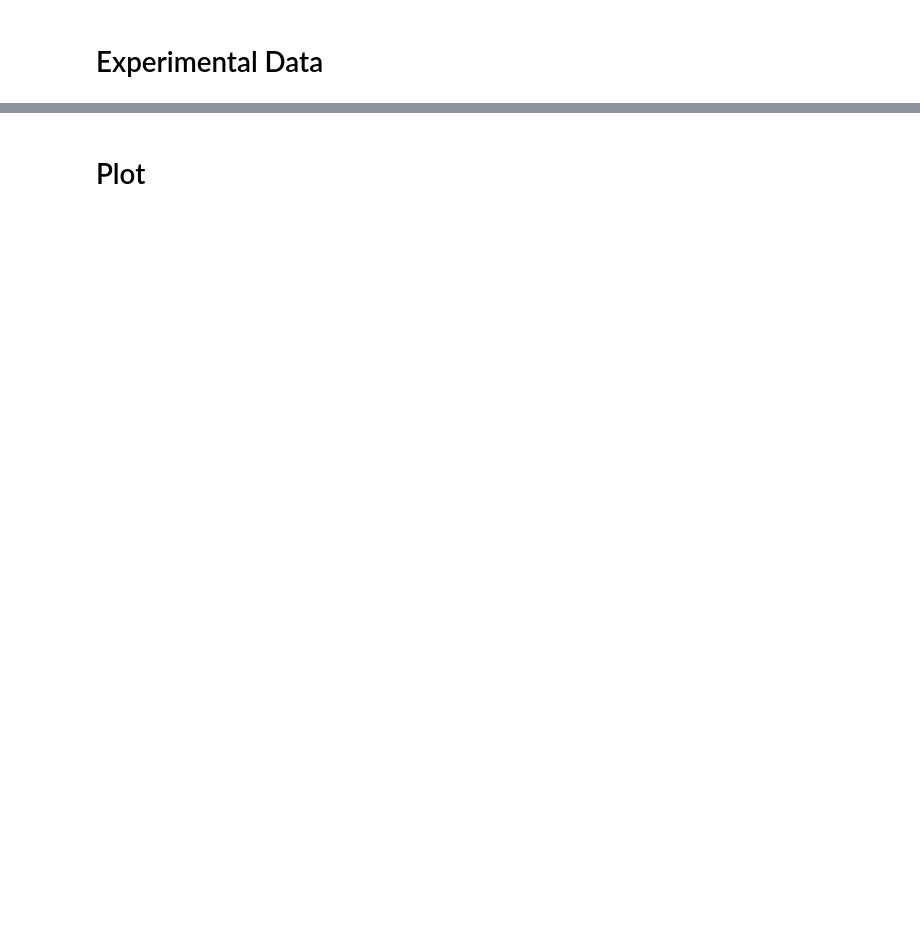
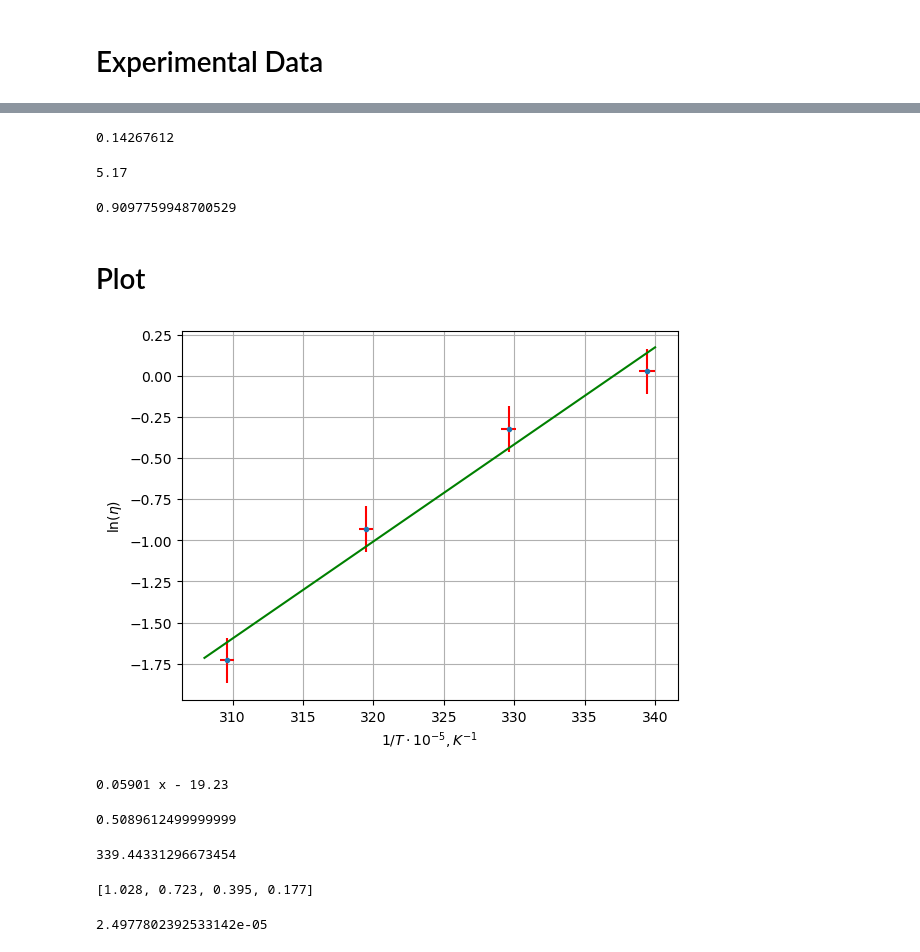
Before and after one commit to juliaProjorlivy/laba, a Jupyter notebook: 2_sem/laba_2.2.6/2.2.6.ipynb, the cells around one changed output, grey strips where cells are left out. Drawn from its saved outputs; the diff is of its cells as text; code cells hidden in the pictures; blank space fills up the shorter version.

```diff
--- a/2_sem/laba_2.2.6/2.2.6.ipynb
+++ b/2_sem/laba_2.2.6/2.2.6.ipynb
@@ -50,5 +63,3 @@ rho_fluid = [calc_rho(T) for T in Ts]
 # %%
-l1 = 11.5 - 1.7
-l2 = 16.4 - 6.6
-l1, l2
+dss1, [round(v * 1000, 2) for v in vs1],
 # %% [output]
@@ -65,0 +104,2 @@ IndexError: list index out of range
+# %%
+etas = [[calc_eta(rs[i][j], rho_fluid[j], vs[i][j]) for j in range(len(rs))] for i in range(len(rs[0]))]
@@ -65,0 +178,15 @@ IndexError: list index out of range
+# %%
+dr = 0.02 * 10**(-3)
+dl = 10**(-3)
+dT = 0.5
+
+min_t = min([min(t) for t in ts])
+dt = 0.01
+dt_sist = max(dt1, dt2, dt3, dt4)
+sigma_t = (dt **2 + dt_sist **2)**0.5
+
+eps_v = ((sigma_t / min_t)**2 + (dl / l1)**2)**0.5
+
+min_r = min([min(r) for r in rs])
+min_v = min(min(v) for v in vs)
+eps_eta = ((2 * dr / min_r)**2 + (eps_v)**2)**0.5
@@ -66,23 +197,61 @@ IndexError: list index out of range
+# %%
+0.13879 * 1.028
+# %% [output]
+0.14267612
+# %%
+min_t
+# %% [output]
+5.17
+# %%
+sigma_v
+# %% [output]
+0.9097759948700529
 # %% [markdown]
 # Plot
 # %%
-x = [1 / (273 + T) for T in Ts]
-y = [np.log(np.average(etas[i]) for i in range(len(x))]
+x = [10**5 / (273 + T) for T in Ts]
+y = [np.log(np.average(eta)) for eta in etas]
+
+dx = [dT * 10**5 / (273 + T)**2 for T in Ts]
+dy = [eps_eta] * len(y)
 # %%
 fig, ax = plt.subplots()
-#plt.errorbar(xh, yh, yerr=dy, xerr=dx, fmt='-', ecolor='red')
-ax.plot(x, y, 'r^-')
-plt.scatter(x, y, marker='^')
+plt.errorbar(x, y, yerr=dy, xerr=dx, fmt='.', ecolor='red')
+#ax.plot(x, y, 'ro-')
+#plt.scatter(x, y, marker='o', color='red')
 
-model1 = np.poly1d(np.polyfit(x, y))
-polyline = np.linspace(294, 315)
+model1 = np.poly1d(np.polyfit(x, y, 1))
+polyline = np.linspace(308, 340)
 plt.plot(polyline, model1(polyline), color = 'green')
 
 
-ax.set_title('График зависимости $ln(\eta) (1/T)$')
+#ax.set_title('График зависимости $ln(\eta) (1/T)$')
 plt.grid()
 
-plt.xlabel('$1/T, K$')
+plt.xlabel('$1/T \cdot 10^{-5}, K^{-1}$')
 plt.ylabel('$\ln(\eta)$')
 
-plt.show()
+#plt.show()
+plt.savefig('plot.png')
+# %% [output]
+[figure, added]
+# %%
+print(model1)
+# %% [output]
+0.05901 x - 19.23
+# %%
+5901 * 1.38 * 10**(-23) / (1.6 * 10**(-19))
+# %% [output]
+0.5089612499999999
+# %%
+x[0]
+# %% [output]
+339.44331296673454
+# %%
+[round(np.average(eta), 3) for eta in etas]
+# %% [output]
+[1.028, 0.723, 0.395, 0.177]
+# %%
+(dy[0] / min(dx)) * 1.38 * 10**(-23) / (1.6 * 10**(-19))
+# %% [output]
+2.4977802392533142e-05
```
Also changed, not shown: parts of 21 cells of this notebook, 19 other files.
